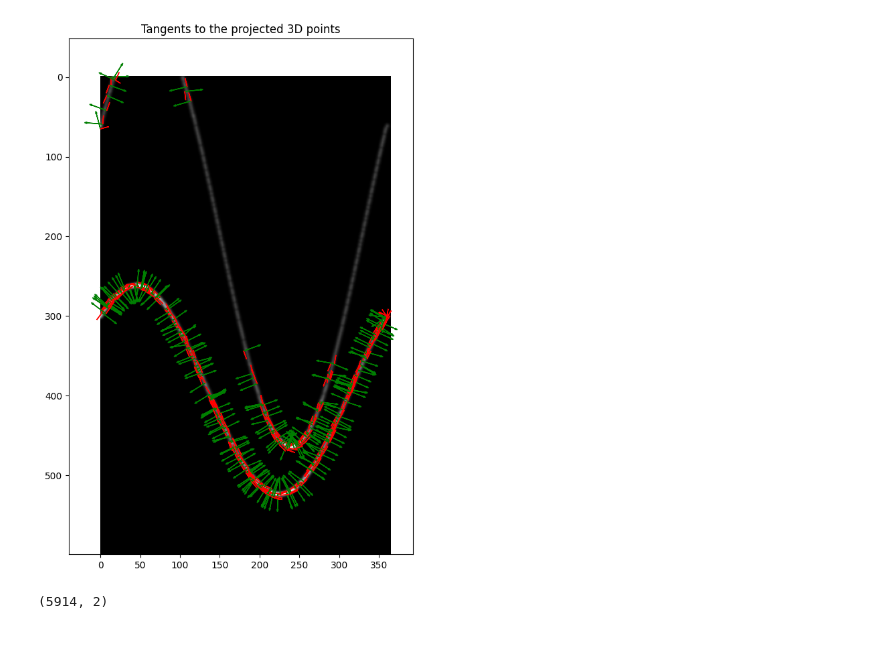
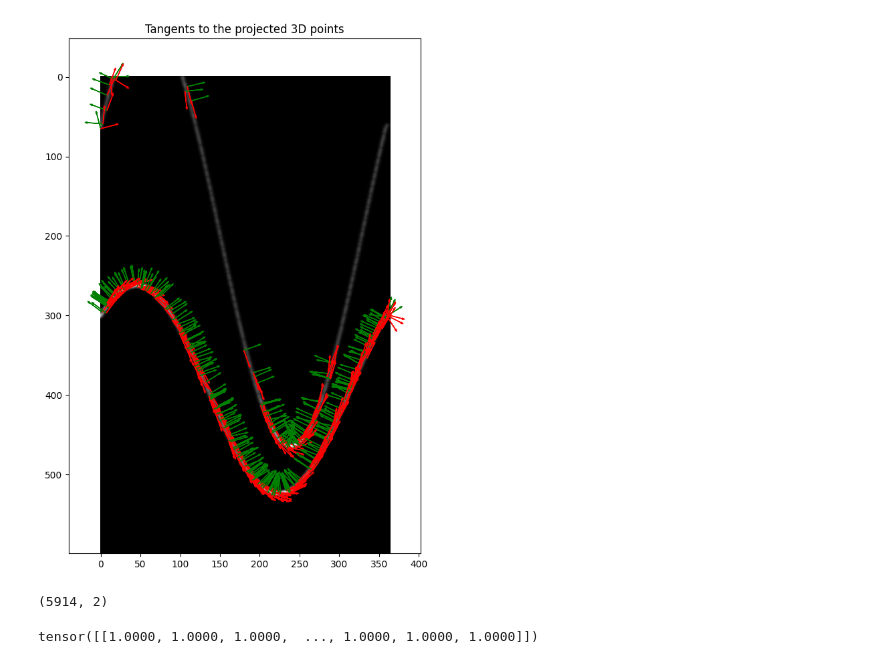
Before and after one commit to balthazarneveu/geosciences, a Jupyter notebook: TP_4/planes_synthesis.ipynb, the cells around one changed output. Saved outputs shown, nothing was run; the diff lists cells and outputs as text; code cells hidden in the pictures.

```diff
--- a/TP_4/planes_synthesis.ipynb
+++ b/TP_4/planes_synthesis.ipynb
@@ -14,6 +14,7 @@ plane_angle = torch.tensor(
         # [torch.pi/4, torch.pi/4, 0.],
         [0.8*torch.pi/2., torch.pi/4, -1.],
         [0.9*torch.pi/2., torch.pi/3, -0.5],
+        [0.1, torch.pi/2, -1.2],
     ]
 )
 azimuth_coordinates_phi = azimuth_coordinates_phi.repeat(plane_angle.shape[0], 1)
@@ -64,7 +65,6 @@ img_grad_h  = filters.sobel_v(img) # find the vertical edges = horizontal gradie
 high_amplitude = (img_grad > 0.02)
 img_grad_h[~high_amplitude] = np.NaN
 img_grad_v[~high_amplitude] = np.NaN
-plt.figure(figsize=(10, 10))
-plt.imshow(img)
-plt.quiver(img_grad_h, img_grad_v, color="red")
-plt.show()
+img_grad_h*= -np.sign(img_grad_v)
+img_grad_v*= -np.sign(img_grad_v)
+# PREPARE GRADIENTS
@@ -73,31 +78,31 @@ plt.show()
 # %%
 coords = np.array(np.where(high_amplitude)).T
 gradients_image_scales = np.array([img_grad_h[high_amplitude], img_grad_v[high_amplitude]]).T
 gradients_unscaled = gradients_image_scales / np.linalg.norm(gradients_image_scales, axis=1)[:, None]
 tangents_unscaled = np.array([-img_grad_v[high_amplitude], img_grad_h[high_amplitude]]).T
 tangents_unscaled = tangents_unscaled / np.linalg.norm(tangents_unscaled, axis=1)[:, None]
 plt.figure(figsize=(10, 10))
 plt.imshow(img, cmap='gray')
 for coord_idx in range(coords.shape[0]):
     if coord_idx % 20 != 0:
         continue
     plt.arrow(
         coords[coord_idx, 1], coords[coord_idx, 0],
         20.*gradients_unscaled[coord_idx, 0],
         20.*gradients_unscaled[coord_idx, 1],
         head_width=2., head_length=3.,
         fc='b',
         ec='g'
     )
     plt.arrow(
         coords[coord_idx, 1], coords[coord_idx, 0],
-        10.*tangents_unscaled[coord_idx, 0],
-        10.*tangents_unscaled[coord_idx, 1],
-        head_width=0.1, head_length=1.,
+        20.*tangents_unscaled[coord_idx, 0],
+        20.*tangents_unscaled[coord_idx, 1],
+        head_width=2., head_length=3.,
         fc='b',
         ec='r'
     )
 plt.title('Tangents to the projected 3D points')
 plt.show()
 # %% [output]
-[figure, old version]
+[figure, new version]
@@ -167,0 +170,4 @@ tangents_3d = torch.stack(tangents_3d, dim=0).unsqueeze(0)
+# %%
+tangents_3d.norm(dim=-1)
+# %% [output]
+tensor([[1.0000, 1.0000, 1.0000,  ..., 1.0000, 1.0000, 1.0000]])
```
Also changed, not shown: parts of 16 cells of this notebook, 1 other file.
